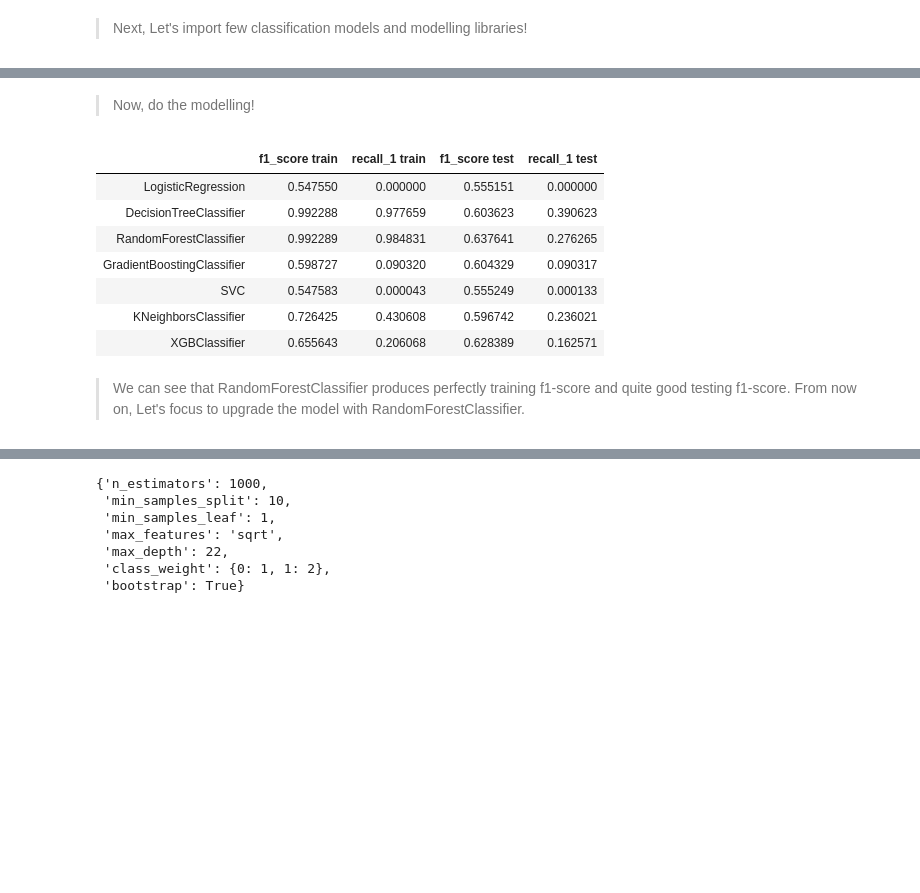
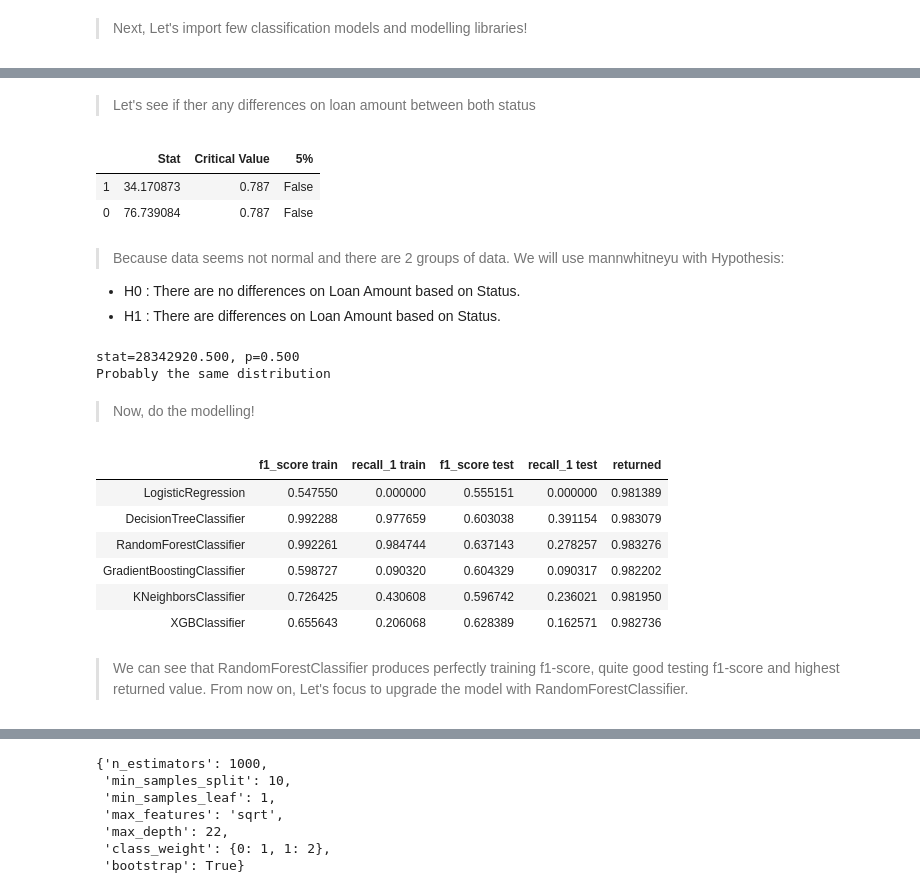
Before and after one commit to alvinhizra9/Final_Project_JCDS02_PurwadhikaBDG, a Jupyter notebook: final_project.ipynb, the cells around one changed output, grey strips where cells are left out. Cells and saved outputs as stored; diff of their text form; code cells hidden in the pictures; blank space fills up the shorter version.

```diff
--- a/final_project.ipynb
+++ b/final_project.ipynb
@@ -466,0 +473,9 @@ for i in df.select_dtypes(include='O'):
+# %%
+for i in df.select_dtypes(include='O'):
+    x, y,hue = i, 'percent', "Status"
+    f, axes = plt.subplots(1, 2)
+    sns.countplot(x=x, hue=hue, data=df[df['province']=='J'], ax=axes[0])
+    prop_df = (df[df['province']=='J'].groupby(x)[hue].value_counts(normalize=True).mul(100).rename(y).reset_index())
+    sns.barplot(x=x, y=y, hue=hue, data=prop_df, ax=axes[1])
+    plt.tight_layout()
+    plt.show()
@@ -521,3 +535,11 @@ from sklearn.neighbors import KNeighborsClassifier
 from xgboost import XGBClassifier
 from sklearn.model_selection import train_test_split
 from sklearn.metrics import accuracy_score, classification_report, recall_score, f1_score
+# %%
+models = [LogisticRegression, DecisionTreeClassifier, RandomForestClassifier, GradientBoostingClassifier,
+          KNeighborsClassifier, XGBClassifier]
+model_name = ['LogisticRegression', 'DecisionTreeClassifier', 'RandomForestClassifier', 'GradientBoostingClassifier',
+              'KNeighborsClassifier', 'XGBClassifier']
+X = df_learn
+y = df['Status']
+X_train, X_test, y_train, y_test = train_test_split(X,y,random_state=101)
@@ -523,0 +561,2 @@ from sklearn.metrics import accuracy_score, classification_report, recall_score,
+# %% [markdown]
+> Let's see if ther any differences on loan amount between both status
@@ -523,0 +582,12 @@ from sklearn.metrics import accuracy_score, classification_report, recall_score,
+# %%
+df_dum = X_test.copy()
+df_dum['Status'] = y_test
+normality_anderson_test('Status','loan_amount',df_dum)
+# %% [output]
+|  | Stat | Critical Value | 5% |
+| 1 | 34.170873 | 0.787 | False |
+| 0 | 76.739084 | 0.787 | False |
+# %% [markdown]
+> Because data seems not normal and there are 2 groups of data. We will use mannwhitneyu with Hypothesis:
+ - H0 : There are no differences on Loan Amount based on Status.
+ - H1 : There are differences on Loan Amount based on Status.
@@ -524,34 +596,45 @@ from sklearn.metrics import accuracy_score, classification_report, recall_score,
+# %%
+data1 = df_dum[df_dum['Status']==0]['loan_amount']
+data2 = data1 = df_dum[df_dum['Status']==1]['loan_amount']
+stat, p = mannwhitneyu(data1, data2)
+print('stat=%.3f, p=%.3f' % (stat, p))
+if p > 0.05:
+    print('Probably the same distribution')
+else:
+    print('Probably different distributions')
+# %% [output]
+stat=28342920.500, p=0.500
+Probably the same distribution
 # %% [markdown]
 > Now, do the modelling!
-# %%
-models = [LogisticRegression, DecisionTreeClassifier, RandomForestClassifier, GradientBoostingClassifier, SVC,
-          KNeighborsClassifier, XGBClassifier]
-model_name = ['LogisticRegression', 'DecisionTreeClassifier', 'RandomForestClassifier', 'GradientBoostingClassifier',
-              'SVC', 'KNeighborsClassifier', 'XGBClassifier']
-X = df_learn
-y = df['Status']
-X_train, X_test, y_train, y_test = train_test_split(X,y,random_state=101)
 # %%
+m0 = round(df_dum['loan_amount'].mean())
+m1 = (m0/17)*16
+n0 = len(df_dum[df_dum['Status']==0])
+n1 = len(df_dum[df_dum['Status']==1])
 f1_train = []
 f1_test = []
 rec_train = []
 rec_test = []
+returned = []
 for item in models:
     model = item()
     model.fit(X_train,y_train)
     f1_train.append(f1_score(y_train,model.predict(X_train),average='weighted'))
     f1_test.append(f1_score(y_test,model.predict(X_test),average='weighted'))
     rec_train.append(recall_score(y_train,model.predict(X_train),average=None)[1])
     rec_test.append(recall_score(y_test,model.predict(X_test),average=None)[1])
-pd.DataFrame(zip(f1_train,rec_train,f1_test,rec_test),columns=['f1_score train','recall_1 train','f1_score test','recall_1 test'],index=model_name)
+    pred = [1 if i > 0.5 else 0 for i in model.predict_proba(X_test)[:, 1]]
+    returned.append((((recall_score(y_test,model.predict(X_test),average=None)[0])*n0*m0)+
+    ((1-(recall_score(y_test,model.predict(X_test),average=None)[1]))*n1*m1))/((pred.count(0))*m0))
+pd.DataFrame(zip(f1_train,rec_train,f1_test,rec_test,returned),columns=['f1_score train','recall_1 train','f1_score test','recall_1 test','returned'],index=model_name)
 # %% [output]
-|  | f1_score train | recall_1 train | f1_score test | recall_1 test |
-| LogisticRegression | 0.547550 | 0.000000 | 0.555151 | 0.000000 |
-| DecisionTreeClassifier | 0.992288 | 0.977659 | 0.603623 | 0.390623 |
-| RandomForestClassifier | 0.992289 | 0.984831 | 0.637641 | 0.276265 |
-| GradientBoostingClassifier | 0.598727 | 0.090320 | 0.604329 | 0.090317 |
-| SVC | 0.547583 | 0.000043 | 0.555249 | 0.000133 |
-| KNeighborsClassifier | 0.726425 | 0.430608 | 0.596742 | 0.236021 |
-| XGBClassifier | 0.655643 | 0.206068 | 0.628389 | 0.162571 |
+|  | f1_score train | recall_1 train | f1_score test | recall_1 test | returned |
+| LogisticRegression | 0.547550 | 0.000000 | 0.555151 | 0.000000 | 0.981389 |
+| DecisionTreeClassifier | 0.992288 | 0.977659 | 0.603038 | 0.391154 | 0.983079 |
+| RandomForestClassifier | 0.992261 | 0.984744 | 0.637143 | 0.278257 | 0.983276 |
+| GradientBoostingClassifier | 0.598727 | 0.090320 | 0.604329 | 0.090317 | 0.982202 |
+| KNeighborsClassifier | 0.726425 | 0.430608 | 0.596742 | 0.236021 | 0.981950 |
+| XGBClassifier | 0.655643 | 0.206068 | 0.628389 | 0.162571 | 0.982736 |
 # %% [markdown]
-> We can see that RandomForestClassifier produces perfectly training f1-score and quite good testing f1-score. From now on, Let's focus to upgrade the model with RandomForestClassifier.
+> We can see that RandomForestClassifier produces perfectly training f1-score, quite good testing f1-score and highest  returned value. From now on, Let's focus to upgrade the model with RandomForestClassifier.
```
Also changed, not shown: parts of 57 cells of this notebook.
